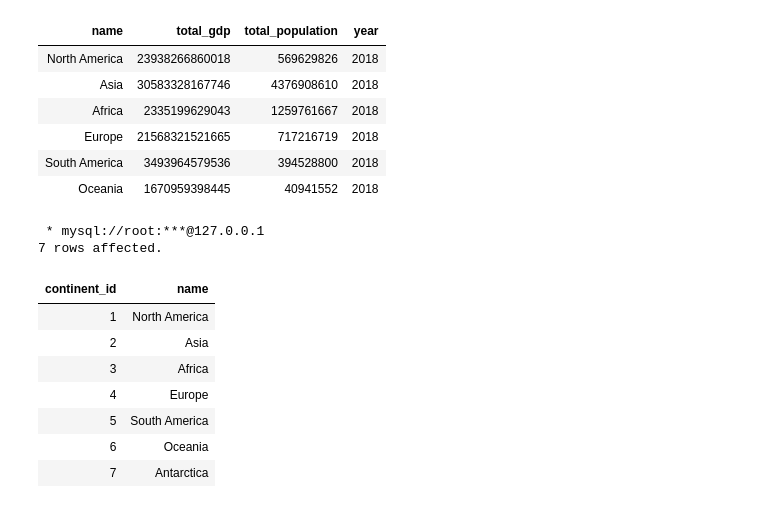
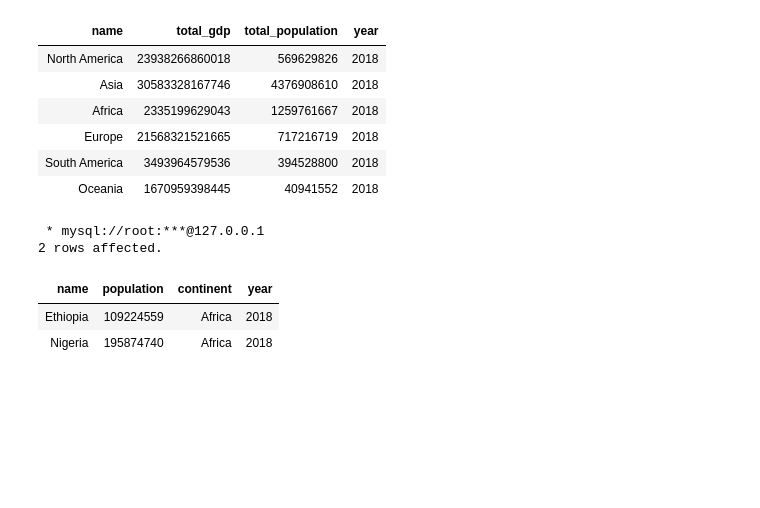
Before and after one commit to JasmineMadi/datajoint-tutorials, a Jupyter notebook: db-course/Assignment7.ipynb, the cells around one changed output. Saved outputs shown, nothing was run; the diff lists cells and outputs as text; code cells hidden in the pictures; blank space fills up the shorter version.

```diff
--- a/db-course/Assignment7.ipynb
+++ b/db-course/Assignment7.ipynb
@@ -261,17 +261,16 @@ group by continent_id
 | Europe | 21568321521665 | 717216719 | 2018 |
 | South America | 3493964579536 | 394528800 | 2018 |
 | Oceania | 1670959398445 | 40941552 | 2018 |
+# %%
+%%sql
+SELECT countries.name,population,continents.name as continent,year FROM continents join regions using(continent_id) join countries using(region_id) natural join country_stats
+WHERE year=2018 and continents.name="Africa"
+having population>100000000
+# %% [output]
+ * mysql://root:***@127.0.0.1
+2 rows affected.
+| name | population | continent | year |
+| Ethiopia | 109224559 | Africa | 2018 |
+| Nigeria | 195874740 | Africa | 2018 |
 # %%
 %%sql
-select* from continents
-# %% [output]
- * mysql://root:***@127.0.0.1
-7 rows affected.
-| continent_id | name |
-| 1 | North America |
-| 2 | Asia |
-| 3 | Africa |
-| 4 | Europe |
-| 5 | South America |
-| 6 | Oceania |
-| 7 | Antarctica |
```
